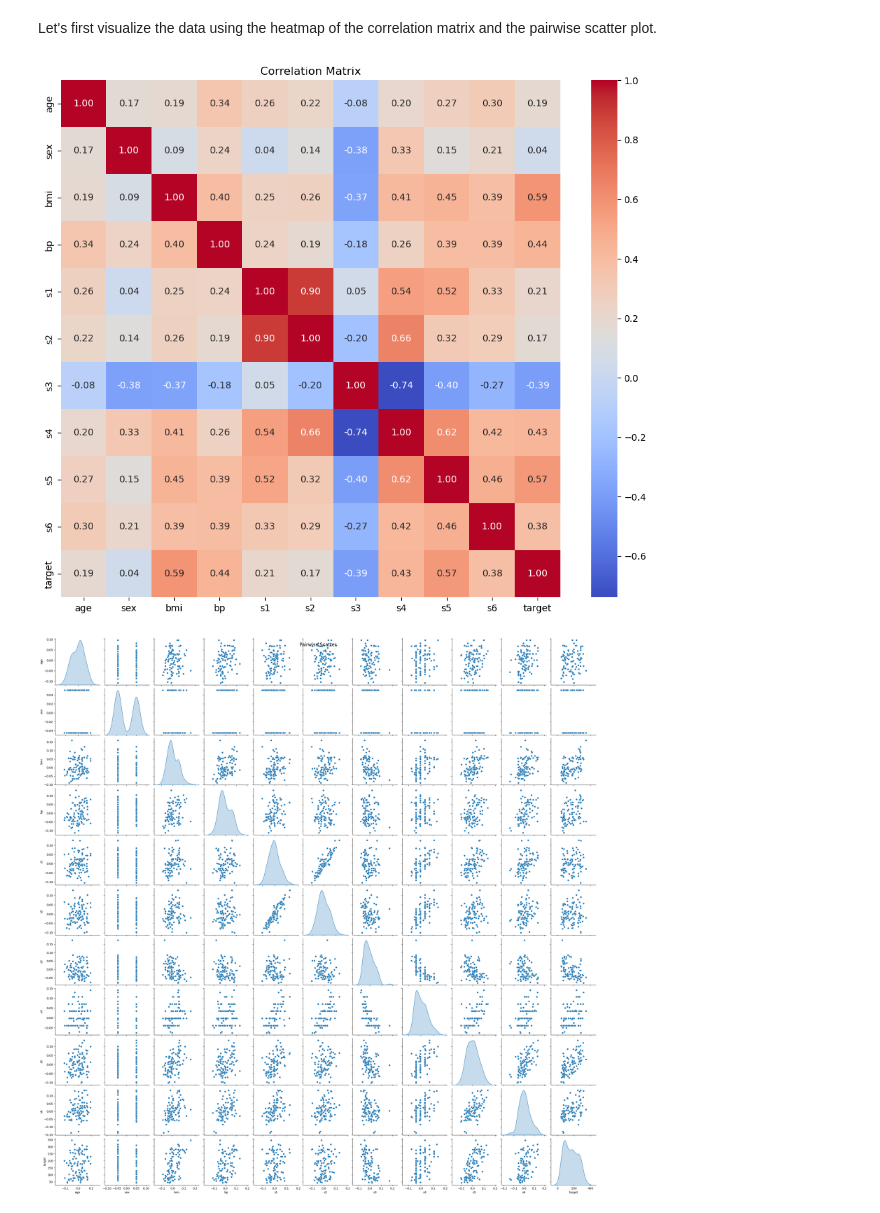
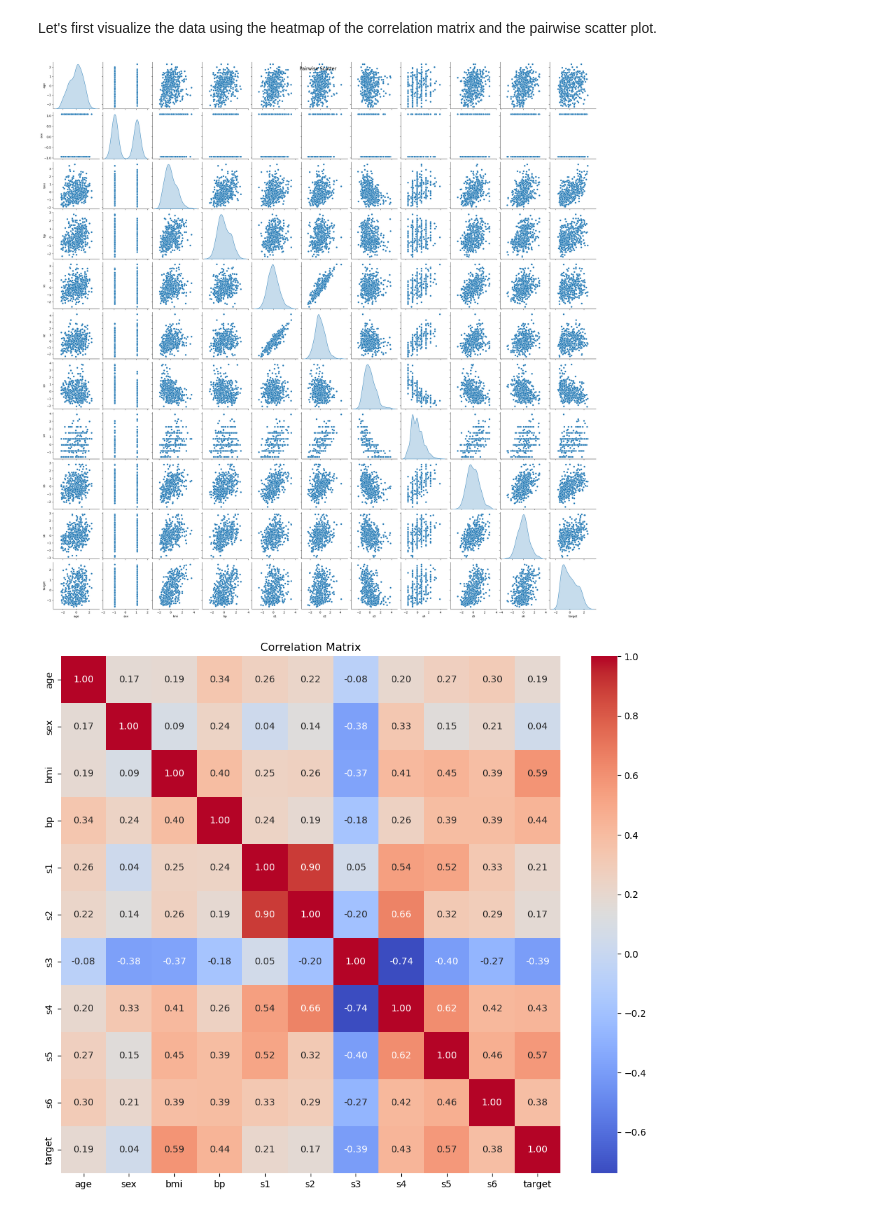
Before and after one commit to Rayzhangzirui/math10fa24, a Jupyter notebook: _sources/notes/regularization.ipynb, the cells around one changed output. Drawn from its saved outputs; the diff is of its cells as text; code cells hidden in the pictures.

```diff
--- a/_sources/notes/regularization.ipynb
+++ b/_sources/notes/regularization.ipynb
@@ -82,33 +122,43 @@ Let's first visualize the data using the heatmap of the correlation matrix and t
 # %%
 import seaborn as sns
 import matplotlib.pyplot as plt
 import pandas as pd
 from sklearn.datasets import load_diabetes
+from sklearn.preprocessing import StandardScaler
 
 # Load the diabetes dataset as a dataframe
 # X is already standardized
-data = load_diabetes(as_frame=True)
+data = load_diabetes(as_frame=True, scaled=False)
 X = data.data  # Feature data as DataFrame
 y = data.target  # Target data as Series
 
+
 # Combine X and y into a single DataFrame for analysis
 df = pd.concat([X, y.rename('target')], axis=1)
+
+# Standardize the data
+scaler = StandardScaler()
+df = pd.DataFrame(scaler.fit_transform(df), columns=df.columns)
+
+X = df.drop('target', axis=1)
+y = df['target']
+
+
+# Pairwise scatter plot
+# sample 100 data points to make the plot clearer
+sns.pairplot(df, diag_kind='kde')
+plt.suptitle('Pairwise Scatter', size=16)
+plt.show()
 
 # Plotting the correlation matrix
 plt.figure(figsize=(12, 10))
 corr_matrix = df.corr()
 sns.heatmap(corr_matrix, annot=True, fmt=".2f", cmap='coolwarm', cbar=True)
 plt.title('Correlation Matrix')
 plt.show()
-
-# Pairwise scatter plot
-# sample 100 data points to make the plot clearer
-sns.pairplot(df.sample(100), diag_kind='kde')
-plt.suptitle('Pairwise Scatter', size=16)
-plt.show()
 # %% [output]
-[figure, old version]
+[figure, new version]
-[figure, old version]
+[figure, new version]
 # %%
 import numpy as np
 from sklearn.model_selection import train_test_split
```
Also changed, not shown: parts of 13 cells of this notebook, 15 other files.
